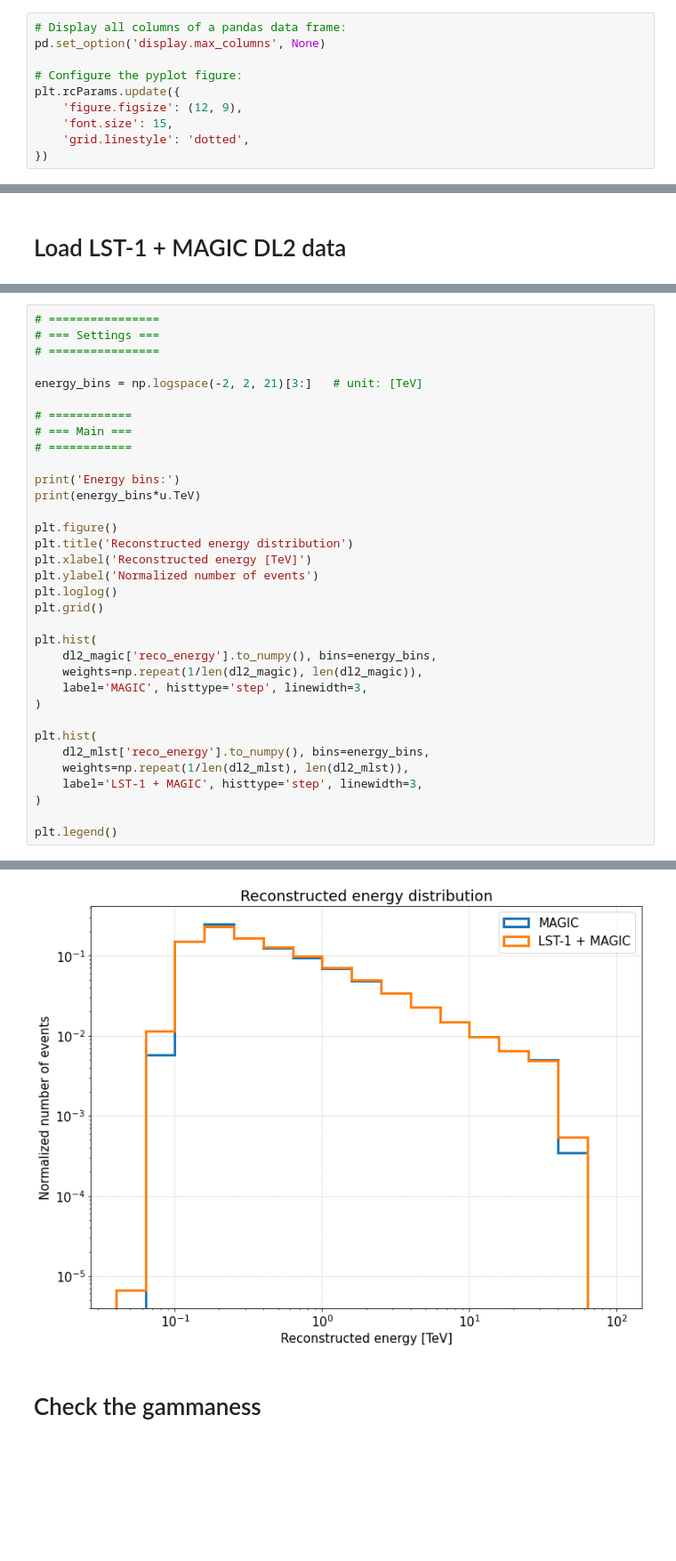
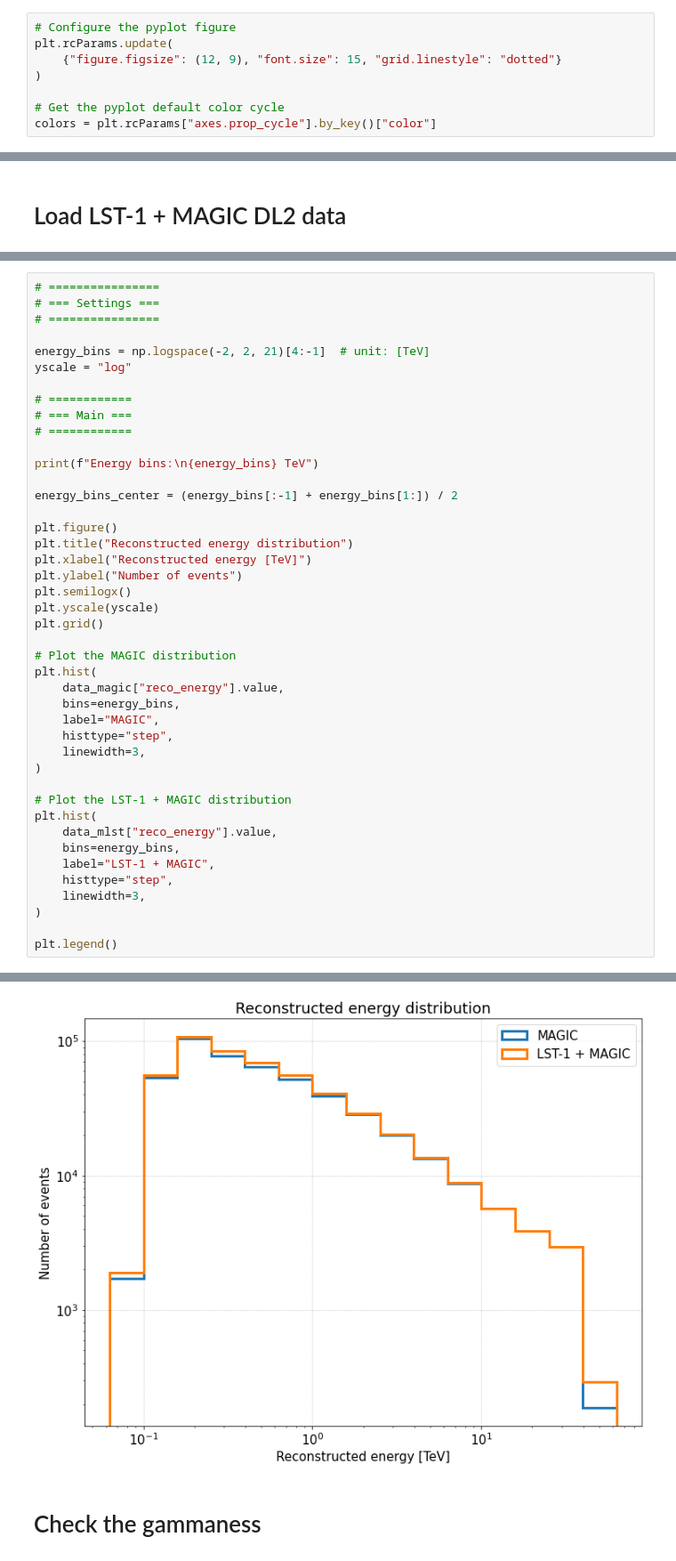
Before and after one commit to cta-observatory/magic-cta-pipe, a Jupyter notebook: notebooks/check_irfs_from_dl2.ipynb, the cells around one changed output, grey strips where cells are left out. Shown at 89% size. Saved outputs shown, nothing was run; the diff lists cells and outputs as text; blank space fills up the shorter version.

```diff
--- a/notebooks/check_irfs_from_dl2.ipynb
+++ b/notebooks/check_irfs_from_dl2.ipynb
@@ -27,10 +14,8 @@ from ctaplot.ana import (
 # %%
-# Display all columns of a pandas data frame:
-pd.set_option('display.max_columns', None)
+# Configure the pyplot figure
+plt.rcParams.update(
+    {"figure.figsize": (12, 9), "font.size": 15, "grid.linestyle": "dotted"}
+)
 
-# Configure the pyplot figure:
-plt.rcParams.update({
-    'figure.figsize': (12, 9),
-    'font.size': 15,
-    'grid.linestyle': 'dotted',
-})
+# Get the pyplot default color cycle
+colors = plt.rcParams["axes.prop_cycle"].by_key()["color"]
@@ -226,32 +126,41 @@ dl2_mlst.head()
 # === Settings ===
 # ================
 
-energy_bins = np.logspace(-2, 2, 21)[3:]   # unit: [TeV]
+energy_bins = np.logspace(-2, 2, 21)[4:-1]  # unit: [TeV]
+yscale = "log"
 
 # ============
 # === Main ===
 # ============
 
-print('Energy bins:')
-print(energy_bins*u.TeV)
+print(f"Energy bins:\n{energy_bins} TeV")
+
+energy_bins_center = (energy_bins[:-1] + energy_bins[1:]) / 2
 
 plt.figure()
-plt.title('Reconstructed energy distribution')
-plt.xlabel('Reconstructed energy [TeV]')
-plt.ylabel('Normalized number of events')
-plt.loglog()
+plt.title("Reconstructed energy distribution")
+plt.xlabel("Reconstructed energy [TeV]")
+plt.ylabel("Number of events")
+plt.semilogx()
+plt.yscale(yscale)
 plt.grid()
 
+# Plot the MAGIC distribution
 plt.hist(
-    dl2_magic['reco_energy'].to_numpy(), bins=energy_bins,
-    weights=np.repeat(1/len(dl2_magic), len(dl2_magic)),
-    label='MAGIC', histtype='step', linewidth=3,
+    data_magic["reco_energy"].value,
+    bins=energy_bins,
+    label="MAGIC",
+    histtype="step",
+    linewidth=3,
 )
 
+# Plot the LST-1 + MAGIC distribution
 plt.hist(
-    dl2_mlst['reco_energy'].to_numpy(), bins=energy_bins,
-    weights=np.repeat(1/len(dl2_mlst), len(dl2_mlst)),
-    label='LST-1 + MAGIC', histtype='step', linewidth=3,
+    data_mlst["reco_energy"].value,
+    bins=energy_bins,
+    label="LST-1 + MAGIC",
+    histtype="step",
+    linewidth=3,
 )
 
 plt.legend()
@@ -265,4 +173,4 @@ Energy bins:
 <matplotlib.legend.Legend at 0x...>
-[figure, old version]
+[figure, new version]
 # %% [markdown]
 # Check the gammaness
```
Also changed, not shown: parts of 76 cells of this notebook, 3 other files.
